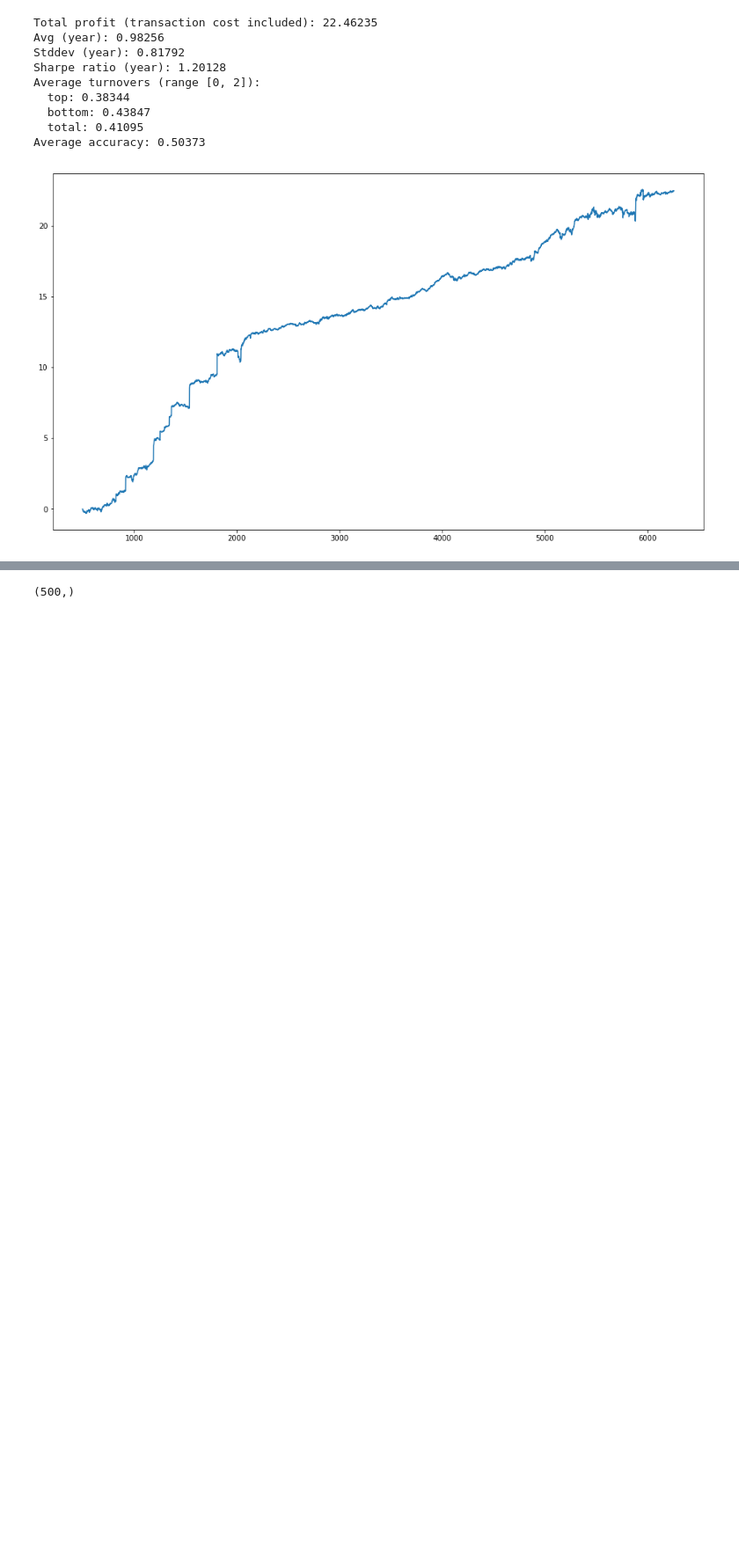
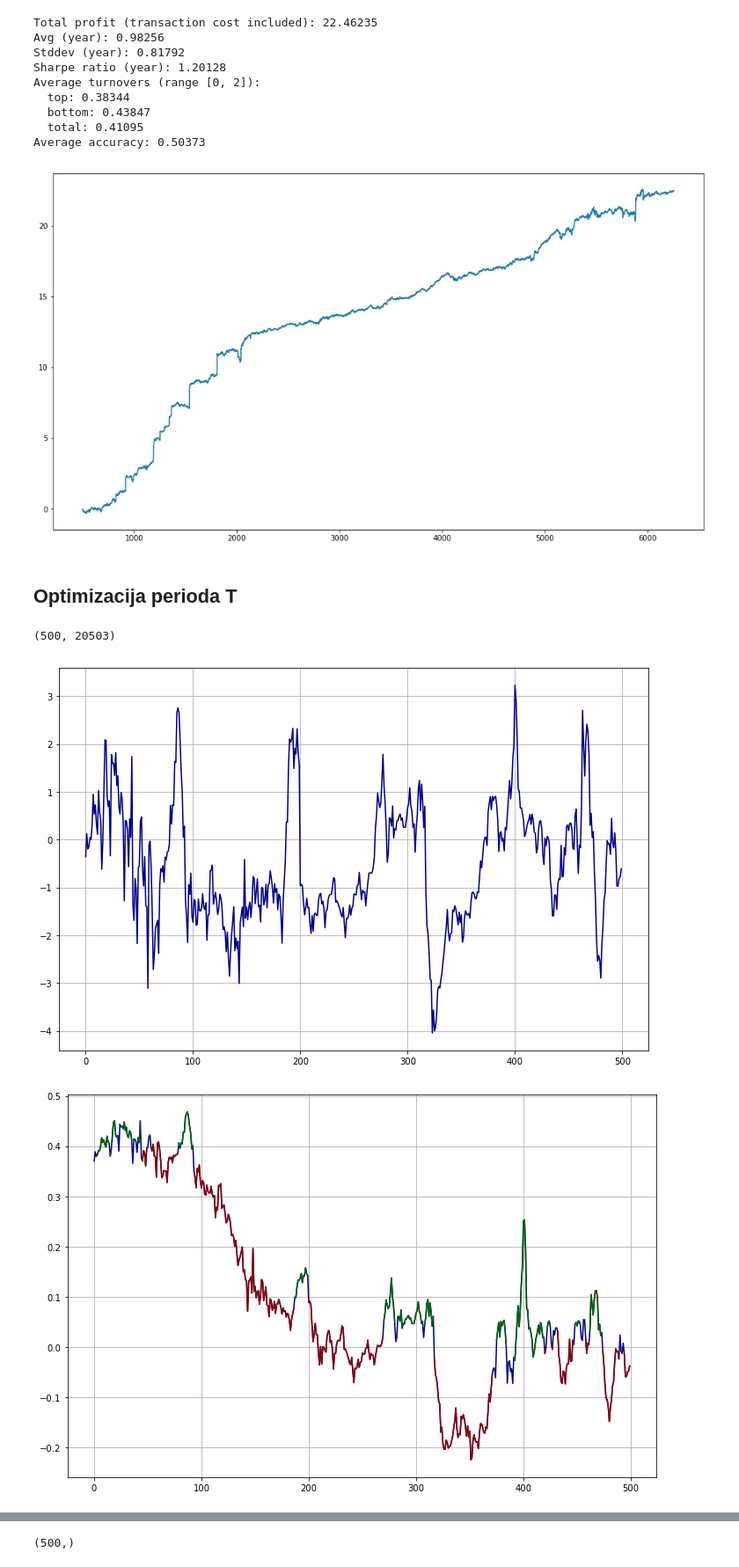
Before and after one commit to mrlovre/diplomski, a Jupyter notebook: server/dipl_05.ipynb, the cells around one changed output, grey strips where cells are left out. Shown at 88% size. Saved outputs shown, nothing was run; the diff lists cells and outputs as text; code cells hidden in the pictures; blank space fills up the shorter version.

```diff
--- a/server/dipl_05.ipynb
+++ b/server/dipl_05.ipynb
@@ -287,3 +287,30 @@ Average turnovers (range [0, 2]):
   total: 0.41095
 Average accuracy: 0.50373
 [figure]
+# %% [markdown]
+## Optimizacija perioda T
+# %%
+data = sp500_log_diffs[4000:5000]
+opt = optimize_trading_signal(data, window_size=500, optimization_step=100, method='var')
+# %%
+print(opt.shape)
+# %% [output]
+(500, 20503)
+# %%
+p = 22
+plt.figure()
+plt.plot(opt[:, p], 'darkblue')
+plt.grid()
+
+plt.figure()
+data1 = np.array(data[500:])
+data1[opt > 0] = np.nan
+data2 = np.array(data[500:])
+data2[opt < 0] = np.nan
+plt.plot(data[500:, p], 'darkblue')
+plt.plot(data1[:, p], 'darkred')
+plt.plot(data2[:, p], 'darkgreen')
+plt.grid()
+# %% [output]
+[figure, added]
+[figure, added]
```
Also changed, not shown: parts of 13 cells of this notebook, 16 other files.
